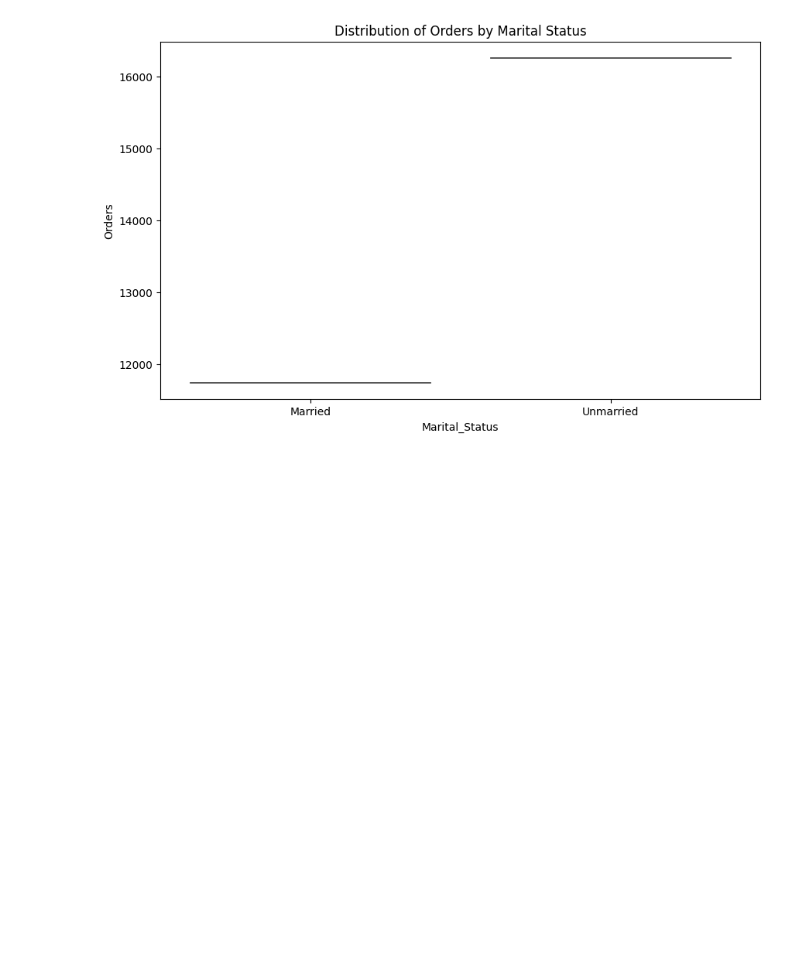
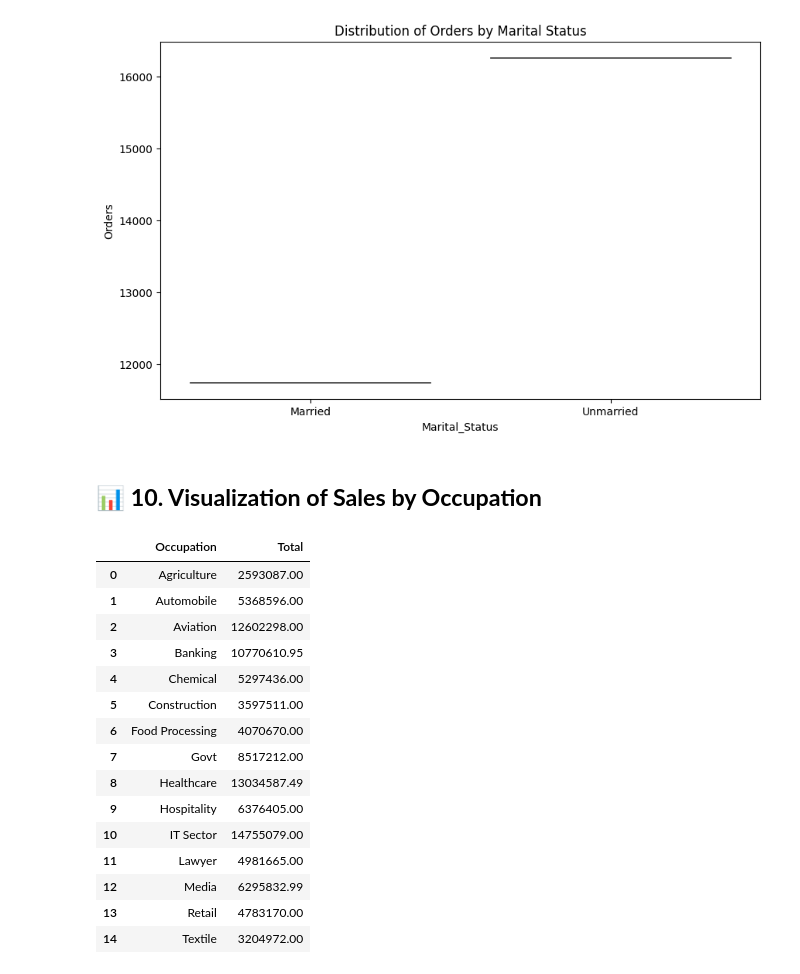
Before and after one commit to gauravvxv/Diwali-Sales-Analysis, a Jupyter notebook: Notebook/Sales.ipynb, the cells around one changed output. Cells and saved outputs as stored; diff of their text form; code cells hidden in the pictures; blank space fills up the shorter version.

```diff
--- a/Notebook/Sales.ipynb
+++ b/Notebook/Sales.ipynb
@@ -309,3 +309,26 @@ plt.title('Distribution of Orders by Marital Status')
 # %% [output]
 Text(0.5, 1.0, 'Distribution of Orders by Marital Status')
 [figure]
+# %% [markdown]
+## 📊 **10. Visualization of Sales by Occupation**
+# %%
+amount_occuption = df.groupby('Occupation')['Amount'].sum().reset_index()
+amount_occuption.columns = ['Occupation','Total']
+amount_occuption
+# %% [output]
+|  | Occupation | Total |
+| 0 | Agriculture | 2593087.00 |
+| 1 | Automobile | 5368596.00 |
+| 2 | Aviation | 12602298.00 |
+| 3 | Banking | 10770610.95 |
+| 4 | Chemical | 5297436.00 |
+| 5 | Construction | 3597511.00 |
+| 6 | Food Processing | 4070670.00 |
+| 7 | Govt | 8517212.00 |
+| 8 | Healthcare | 13034587.49 |
+| 9 | Hospitality | 6376405.00 |
+| 10 | IT Sector | 14755079.00 |
+| 11 | Lawyer | 4981665.00 |
+| 12 | Media | 6295832.99 |
+| 13 | Retail | 4783170.00 |
+| 14 | Textile | 3204972.00 |
```
Also changed, not shown: parts of 3 cells of this notebook.
